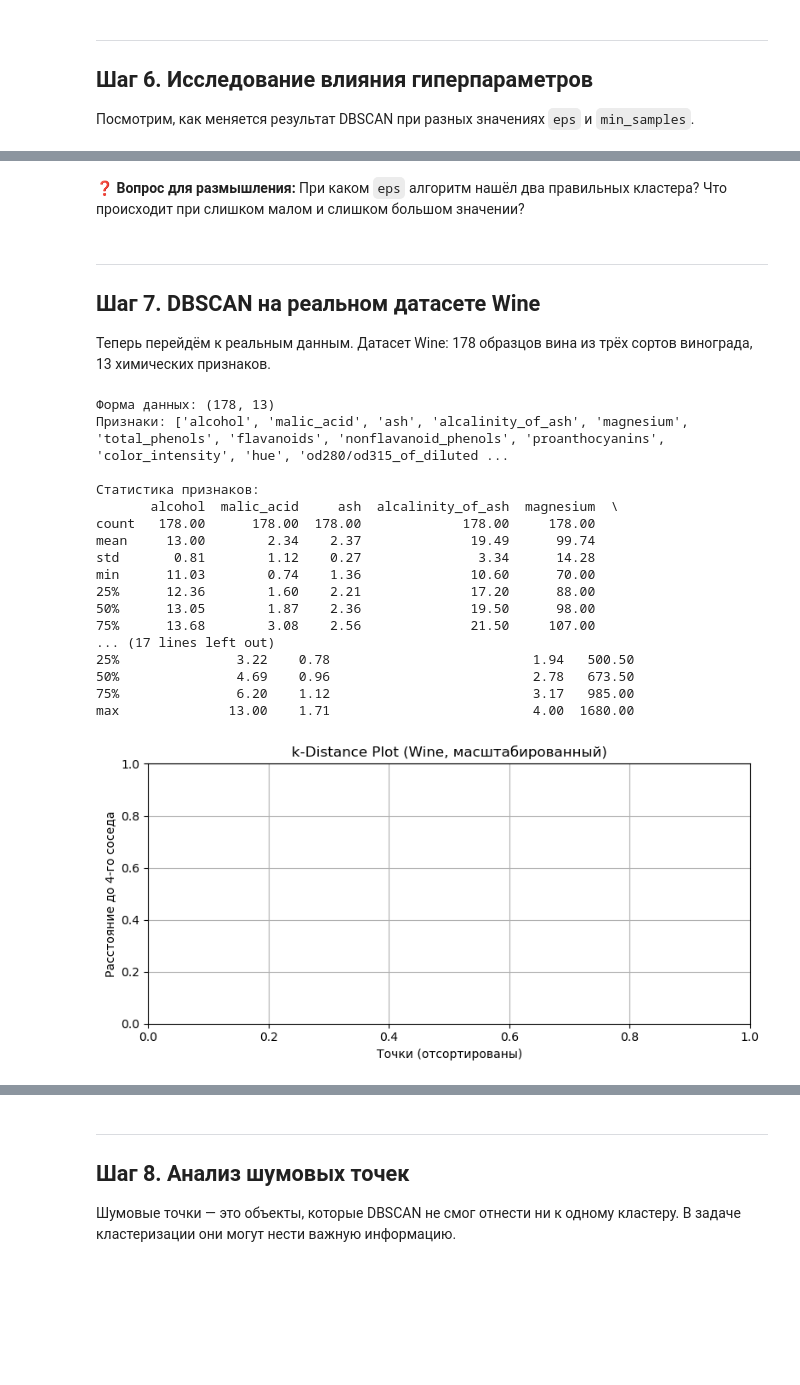
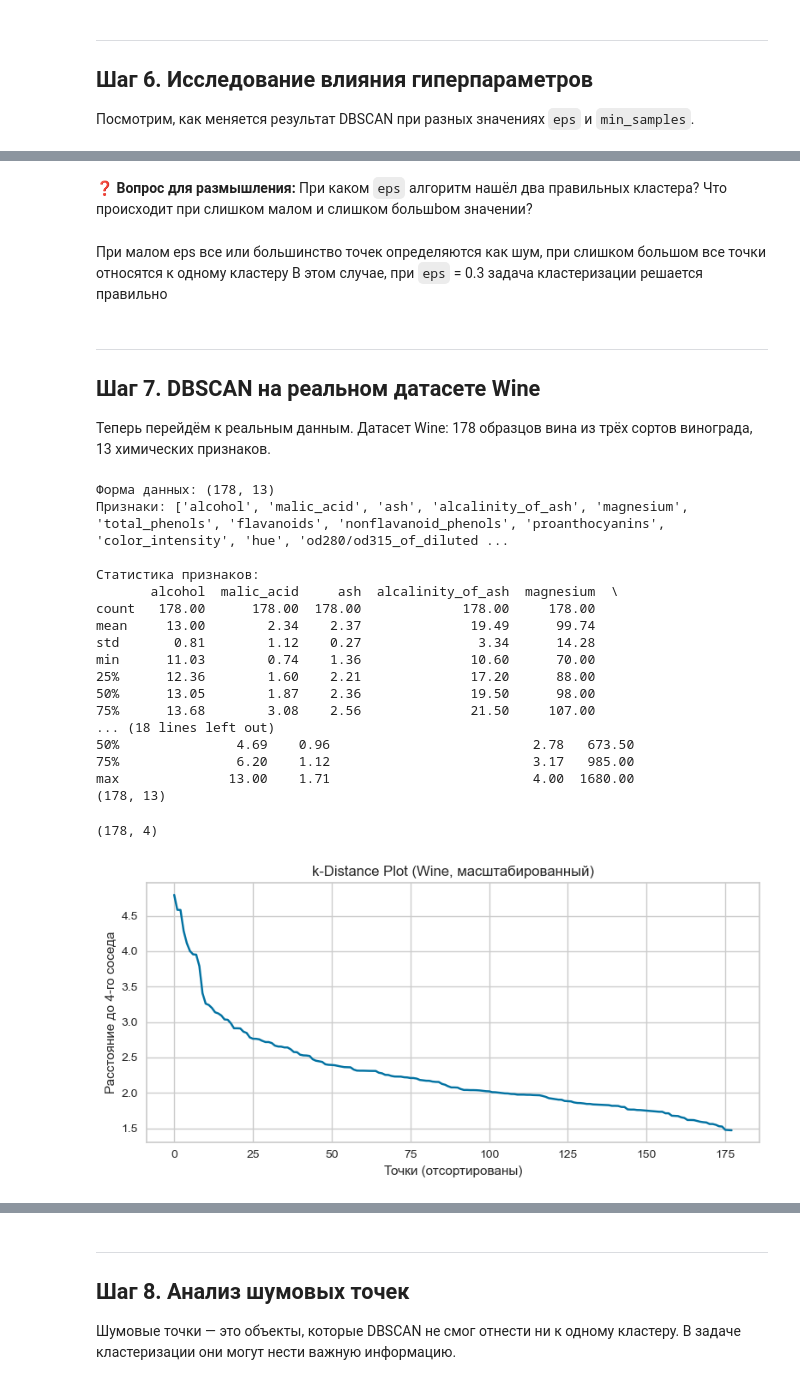
Before and after one commit to isachagit/ML_Homework, a Jupyter notebook: hw11_Clustering2/clustering2_practice_student.ipynb, the cells around one changed output, grey strips where cells are left out. Drawn from its saved outputs; the diff is of its cells as text; code cells hidden in the pictures; blank space fills up the shorter version.

```diff
--- a/hw11_Clustering2/clustering2_practice_student.ipynb
+++ b/hw11_Clustering2/clustering2_practice_student.ipynb
@@ -281,5 +296,8 @@ plt.show()
 # %% [markdown]
-**❓ Вопрос для размышления:** При каком `eps` алгоритм нашёл два правильных кластера? Что происходит при слишком малом и слишком большом значении?
+**❓ Вопрос для размышления:** При каком `eps` алгоритм нашёл два правильных кластера? Что происходит при слишком малом и слишком большbом значении?
+# %% [markdown]
+При малом eps все или большинство точек определяются как шум, при слишком большом все точки относятся к одному кластеру
+В этом случае, при `eps` = 0.3 задача кластеризации решается правильно
 # %% [markdown]
 ---
 ## Шаг 7. DBSCAN на реальном датасете Wine
@@ -297,6 +315,7 @@ print(f"Признаки: {feature_names}")
 print(f"\nСтатистика признаков:")
 df_wine = pd.DataFrame(X_wine, columns=feature_names)
 print(df_wine.describe().round(2))
+print(X_wine.shape)
 # %% [output]
 Форма данных: (178, 13)
 Признаки: ['alcohol', 'malic_acid', 'ash', 'alcalinity_of_ash', 'magnesium', 'total_phenols', 'flavanoids', 'nonflavanoid_phenols', 'proanthocyanins', 'color_intensity', 'hue', 'od280/od315_of_diluted ...
@@ -310,32 +329,37 @@ min      11.03        0.74    1.36              10.60      70.00
 25%      12.36        1.60    2.21              17.20      88.00
 50%      13.05        1.87    2.36              19.50      98.00
 75%      13.68        3.08    2.56              21.50     107.00
-... (17 lines left out)
-25%               3.22    0.78                          1.94   500.50
+... (18 lines left out)
 50%               4.69    0.96                          2.78   673.50
 75%               6.20    1.12                          3.17   985.00
 max              13.00    1.71                          4.00  1680.00
+(178, 13)
 # %%
-# YOUR CODE HERE
+
 # 1. Масштабируйте X_wine с помощью StandardScaler
 # 2. Постройте k-distance plot (k=4)
 # 3. Визуально определите «локоть» и запишите подходящее eps
 
-X_wine_scaled = None  # замените
+X_wine_scaled = StandardScaler().fit_transform(X_wine)
 k_wine = 4
-k_dist_wine = None
+k_dist_wine, _ = (NearestNeighbors(n_neighbors=k_wine, algorithm='auto').fit(X_wine_scaled)).kneighbors(X_wine_scaled)
+print(k_dist_wine.shape)
+k_dist_wine = np.sort(k_dist_wine[:, k_wine-1])[::-1]
+
+
 
 plt.figure(figsize=(8, 4))
 if k_dist_wine is not None:
     plt.plot(k_dist_wine)
 plt.xlabel("Точки (отсортированы)")
 plt.ylabel(f"Расстояние до {k_wine}-го соседа")
 plt.title("k-Distance Plot (Wine, масштабированный)")
 plt.grid(True)
 plt.tight_layout()
 plt.show()
 # %% [output]
+(178, 4)
-[figure, old version]
+[figure, new version]
 # %%
 # YOUR CODE HERE
 # 1. Запустите DBSCAN на X_wine_scaled с выбранным eps и min_samples=4
```
Also changed, not shown: parts of 11 cells of this notebook.
